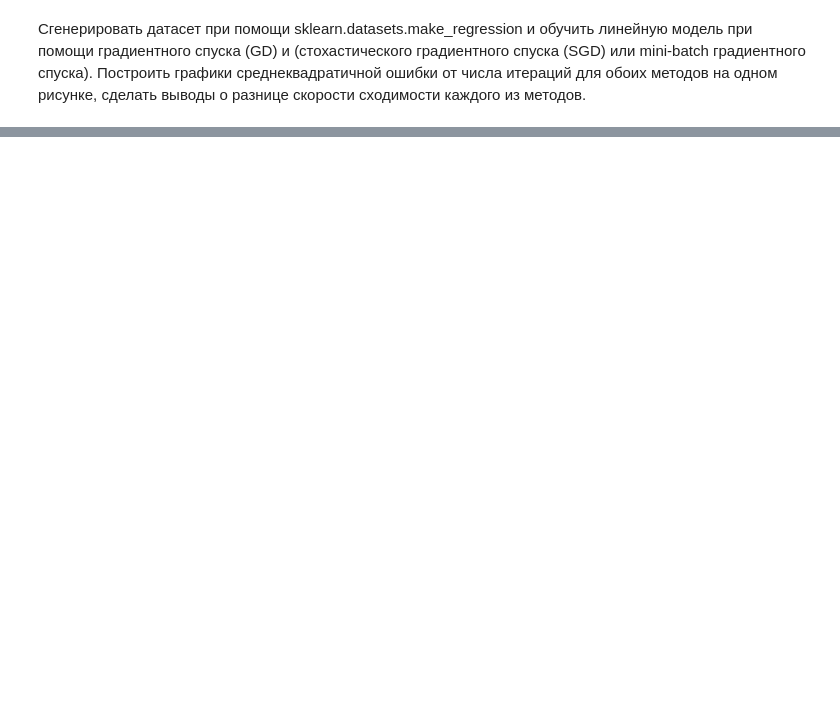
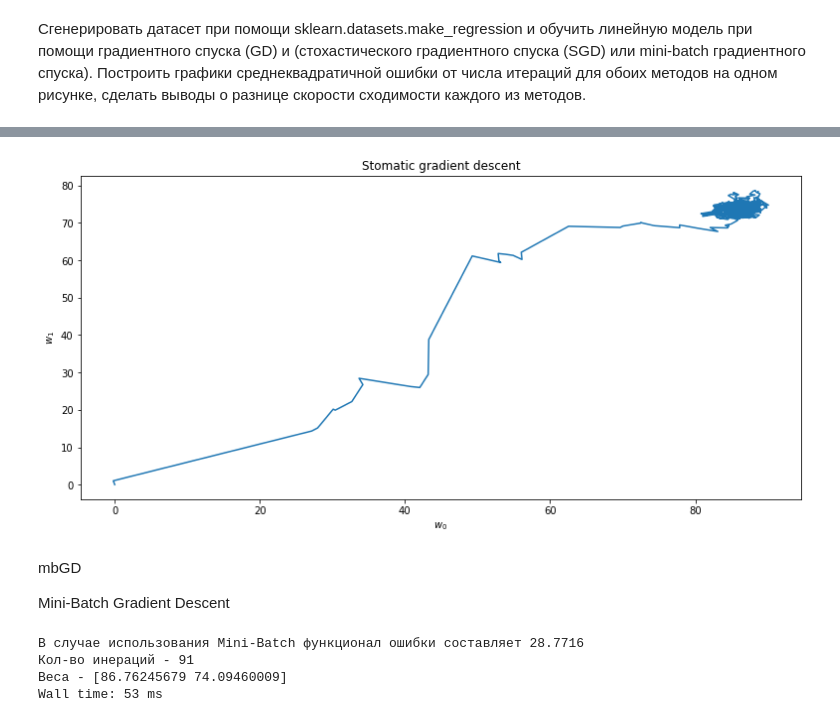
Before and after one commit to recpi2008/algoritms_DS, a Jupyter notebook: Les_2/hw_2.ipynb, the cells around one changed output, grey strips where cells are left out. Drawn from its saved outputs; the diff is of its cells as text; code cells hidden in the pictures; blank space fills up the shorter version.

```diff
--- a/Les_2/hw_2.ipynb
+++ b/Les_2/hw_2.ipynb
@@ -26,0 +144,16 @@ array([1.1303913 , 0.64959218])
+# %%
+# визиализируем изменения весов
+plt.figure(figsize=(13, 6))
+plt.title('Stomatic gradient descent')
+plt.xlabel(r'$w_0$')
+plt.ylabel(r'$w_1$')
+
+#plt.scatter(w_sgd[:,0], w_sgd[:,1])
+plt.scatter(coef[0], coef[1], c='r')
+plt.plot(w_sgd[:,0], w_sgd[:, 1]);
+# %% [output]
+[figure, added]
+# %% [markdown]
+mbGD
+
+Mini-Batch Gradient Descent
@@ -26,0 +205,8 @@ array([1.1303913 , 0.64959218])
+# %%
+%%time
+w_mbgd, err_mbgd = mbGD(X, y, qty_in_batch=8, alpha =0.05, tolerance=1e-3, max_iter=1e4)
+# %% [output]
+В случае использования Mini-Batch функционал ошибки составляет 28.7716
+Кол-во инераций - 91
+Веса - [86.76245679 74.09460009]
+Wall time: 53 ms
```
Also changed, not shown: parts of 16 cells of this notebook, 1 other file.
